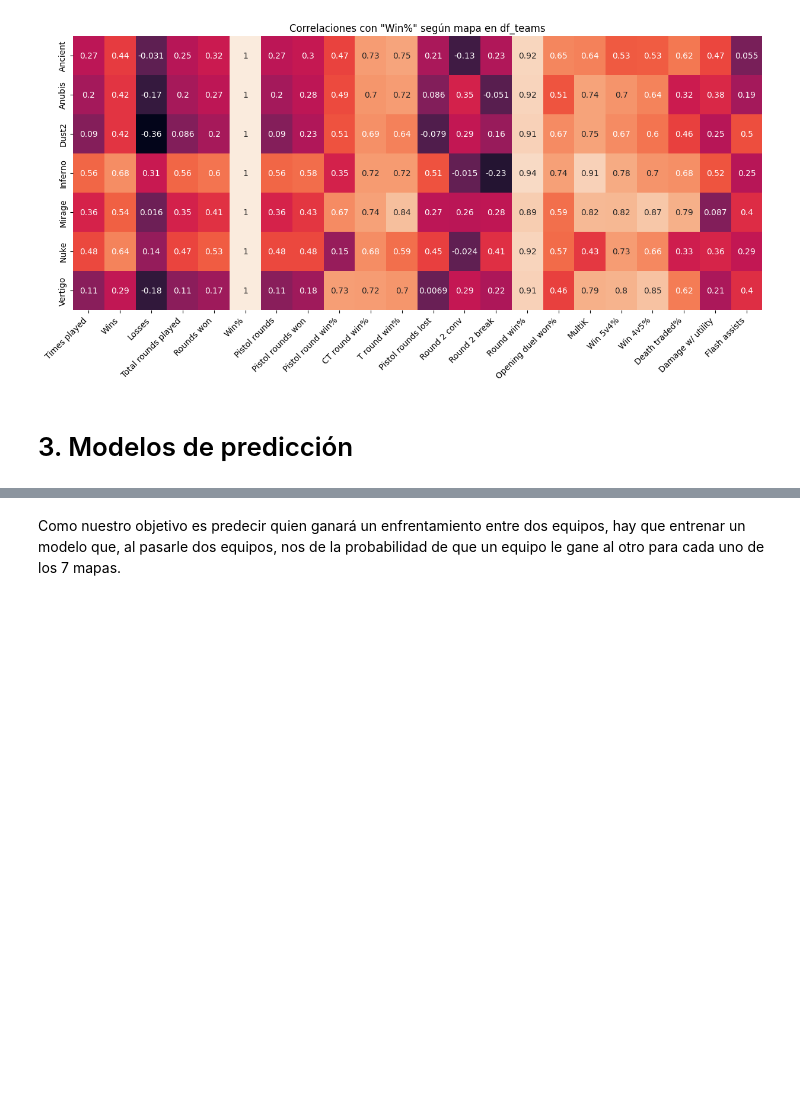
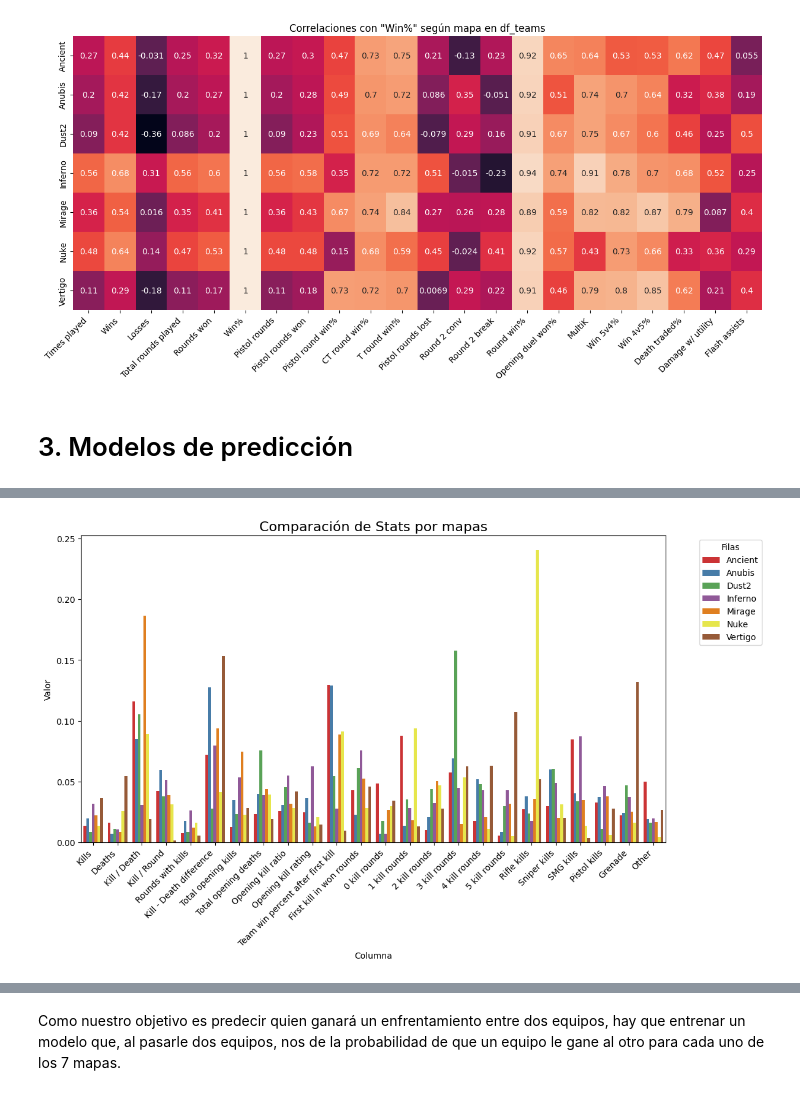
Before and after one commit to Jimenez73/Proyecto-Semestral-Grupo-13, a Jupyter notebook: predicciones.ipynb, the cells around one changed output, grey strips where cells are left out. Saved outputs shown, nothing was run; the diff lists cells and outputs as text; code cells hidden in the pictures; blank space fills up the shorter version.

```diff
--- a/predicciones.ipynb
+++ b/predicciones.ipynb
@@ -455,0 +522,5 @@ Dadas las observaciones vistas en el EDA, integraremos las stats de los jugadore
+# %%
+stats_awpers = stats_win[stats_win["Sniper kills"] >= 150]
+comparacion_stats_por_mapa(stats_awpers)
+# %% [output]
+[figure, added]
```
Also changed, not shown: parts of 10 cells of this notebook.
